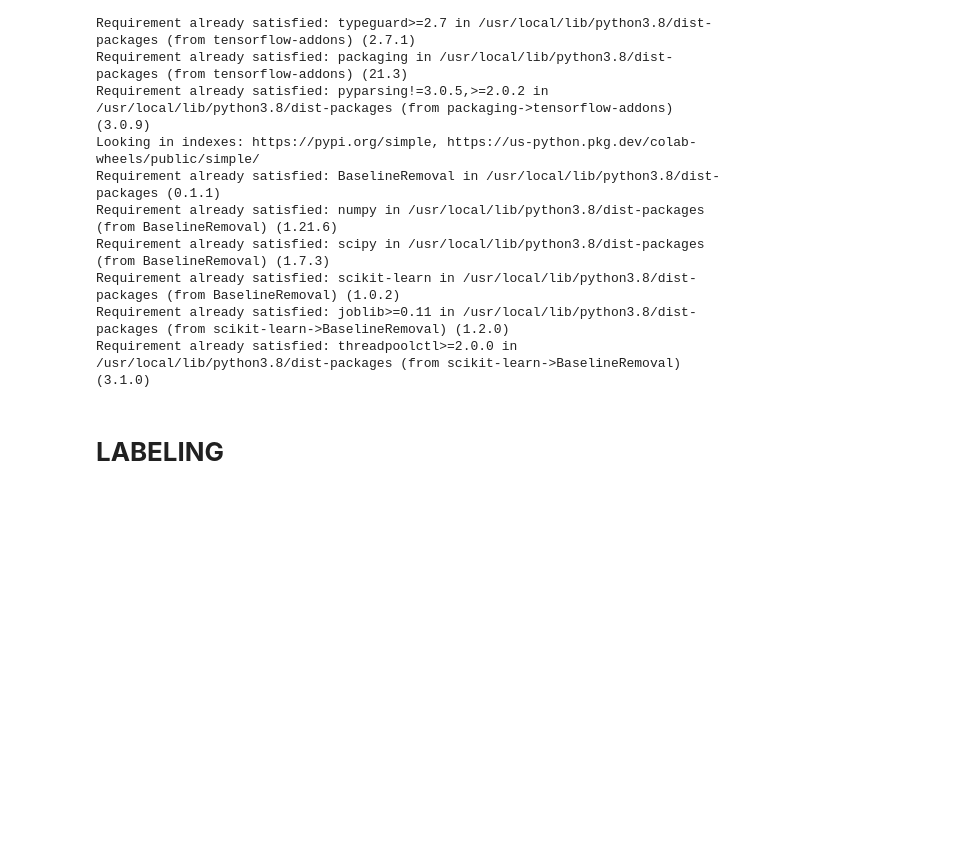
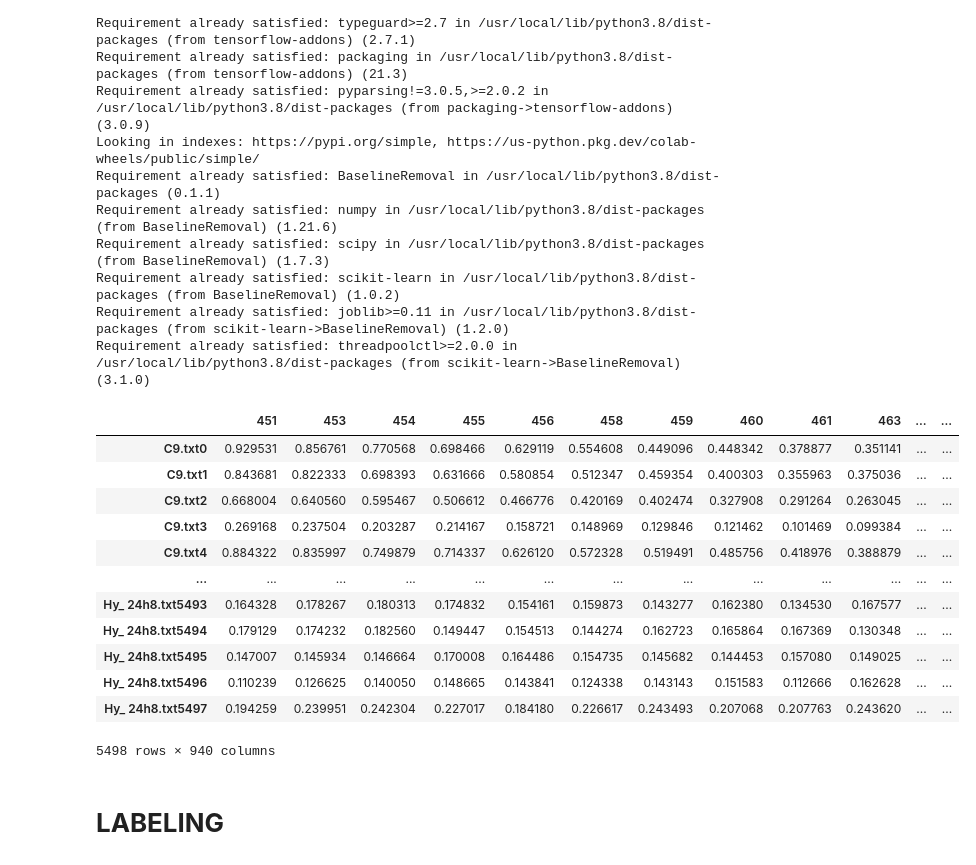
Before and after one commit to JaviPlou/Machine-learning-high-throughput-SERS-classification-of-cell-secretomes, a Jupyter notebook: Machine_Learning_assisted_High_throughput_SERS_Classification_of_Cell_Secretomes.ipynb, the cells around one changed output. Saved outputs shown, nothing was run; the diff lists cells and outputs as text; code cells hidden in the pictures; blank space fills up the shorter version.

```diff
--- a/Machine_Learning_assisted_High_throughput_SERS_Classification_of_Cell_Secretomes.ipynb
+++ b/Machine_Learning_assisted_High_throughput_SERS_Classification_of_Cell_Secretomes.ipynb
@@ -183,6 +183,21 @@ Requirement already satisfied: threadpoolctl>=2.0.0 in /usr/local/lib/python3.8/
 # %%
 #Dataset for the training
 df = pd.read_csv("/content/drive/My Drive/Colab Notebooks/Small/Manuscript/Datasets/SERS_spectra.csv",index_col=0)
+df
+# %% [output]
+|  | 451 | 453 | 454 | 455 | 456 | 458 | 459 | 460 | 461 | 463 | ... | ... |
+| C9.txt0 | 0.929531 | 0.856761 | 0.770568 | 0.698466 | 0.629119 | 0.554608 | 0.449096 | 0.448342 | 0.378877 | 0.351141 | ... | ... |
+| C9.txt1 | 0.843681 | 0.822333 | 0.698393 | 0.631666 | 0.580854 | 0.512347 | 0.459354 | 0.400303 | 0.355963 | 0.375036 | ... | ... |
+| C9.txt2 | 0.668004 | 0.640560 | 0.595467 | 0.506612 | 0.466776 | 0.420169 | 0.402474 | 0.327908 | 0.291264 | 0.263045 | ... | ... |
+| C9.txt3 | 0.269168 | 0.237504 | 0.203287 | 0.214167 | 0.158721 | 0.148969 | 0.129846 | 0.121462 | 0.101469 | 0.099384 | ... | ... |
+| C9.txt4 | 0.884322 | 0.835997 | 0.749879 | 0.714337 | 0.626120 | 0.572328 | 0.519491 | 0.485756 | 0.418976 | 0.388879 | ... | ... |
+| ... | ... | ... | ... | ... | ... | ... | ... | ... | ... | ... | ... | ... |
+| Hy_ 24h8.txt5493 | 0.164328 | 0.178267 | 0.180313 | 0.174832 | 0.154161 | 0.159873 | 0.143277 | 0.162380 | 0.134530 | 0.167577 | ... | ... |
+| Hy_ 24h8.txt5494 | 0.179129 | 0.174232 | 0.182560 | 0.149447 | 0.154513 | 0.144274 | 0.162723 | 0.165864 | 0.167369 | 0.130348 | ... | ... |
+| Hy_ 24h8.txt5495 | 0.147007 | 0.145934 | 0.146664 | 0.170008 | 0.164486 | 0.154735 | 0.145682 | 0.144453 | 0.157080 | 0.149025 | ... | ... |
+| Hy_ 24h8.txt5496 | 0.110239 | 0.126625 | 0.140050 | 0.148665 | 0.143841 | 0.124338 | 0.143143 | 0.151583 | 0.112666 | 0.162628 | ... | ... |
+| Hy_ 24h8.txt5497 | 0.194259 | 0.239951 | 0.242304 | 0.227017 | 0.184180 | 0.226617 | 0.243493 | 0.207068 | 0.207763 | 0.243620 | ... | ... |
+5498 rows × 940 columns
 # %% [markdown]
 # **LABELING**
 # %%
```
